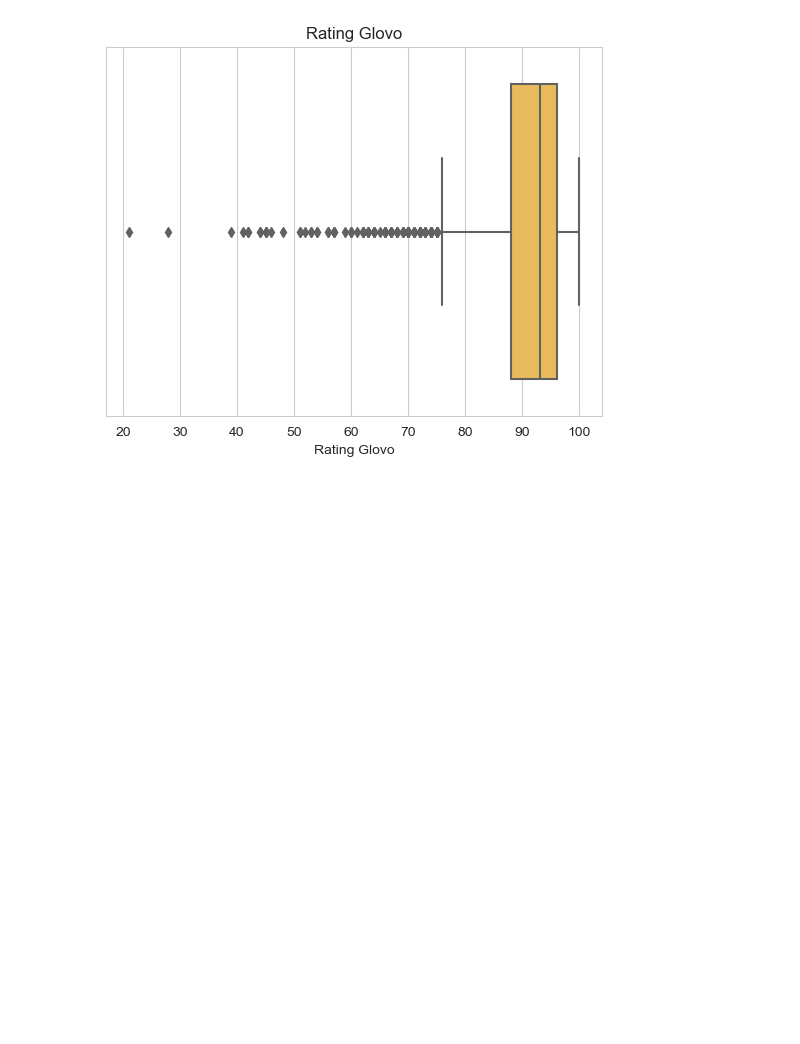
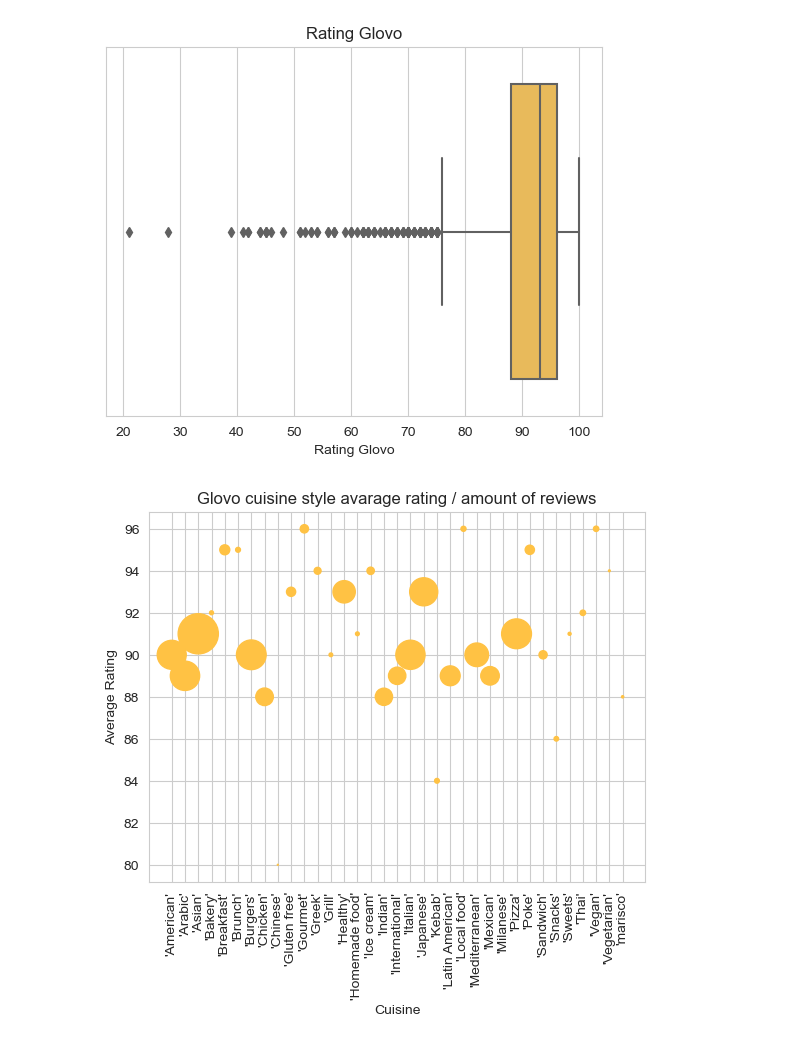
Before and after one commit to TimKuijten/Project2, a Jupyter notebook: ipynb/visualization/viz_glovo.ipynb, the cells around one changed output. Saved outputs shown, nothing was run; the diff lists cells and outputs as text; code cells hidden in the pictures; blank space fills up the shorter version.

```diff
--- a/ipynb/visualization/viz_glovo.ipynb
+++ b/ipynb/visualization/viz_glovo.ipynb
@@ -99,3 +99,18 @@ df_glovo
 df_glovo.drop(columns='Unnamed: 0',inplace=True)
 df_glovo.drop(columns='Cuisine Style',inplace=True)
 df_glovo.drop(columns='Cuisine2',inplace=True)
+# %%
+df_glovo['Number of Reviews'] = df_glovo['Number of Reviews'].str.replace('+','').astype(int)
+# %%
+reviews_per_cuisine = df_glovo.groupby('Cuisine1')['Number of Reviews'].sum().reset_index()
+avg_rating_per_cuisine = df_glovo.groupby('Cuisine1')['Rating Glovo'].mean().reset_index().round()
+result = pd.merge(reviews_per_cuisine, avg_rating_per_cuisine, on='Cuisine1')
+
+plt.scatter(x=result['Cuisine1'], y=result['Rating Glovo'], s=result['Number of Reviews']/50, alpha=1, color="#ffc244")
+plt.xlabel('Cuisine')
+plt.ylabel('Average Rating')
+plt.title("Glovo cuisine style avarage rating / amount of reviews")
+plt.xticks(rotation=90)
+plt.show()
+# %% [output]
+[figure, added]
```
Also changed, not shown: 5 other files.
